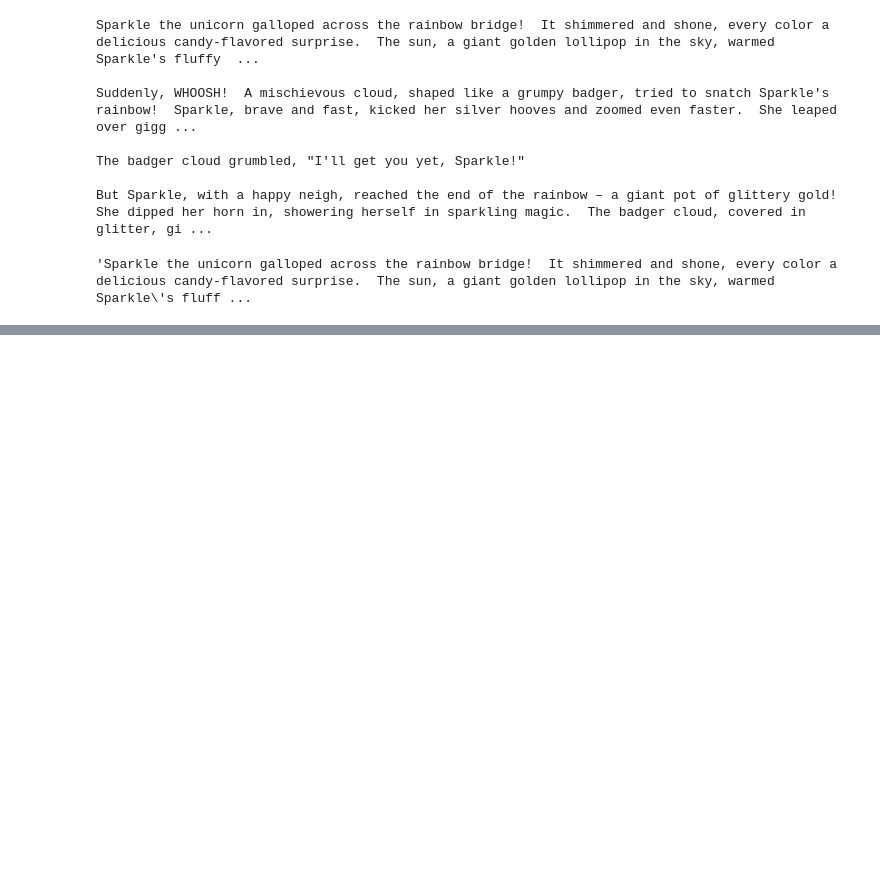
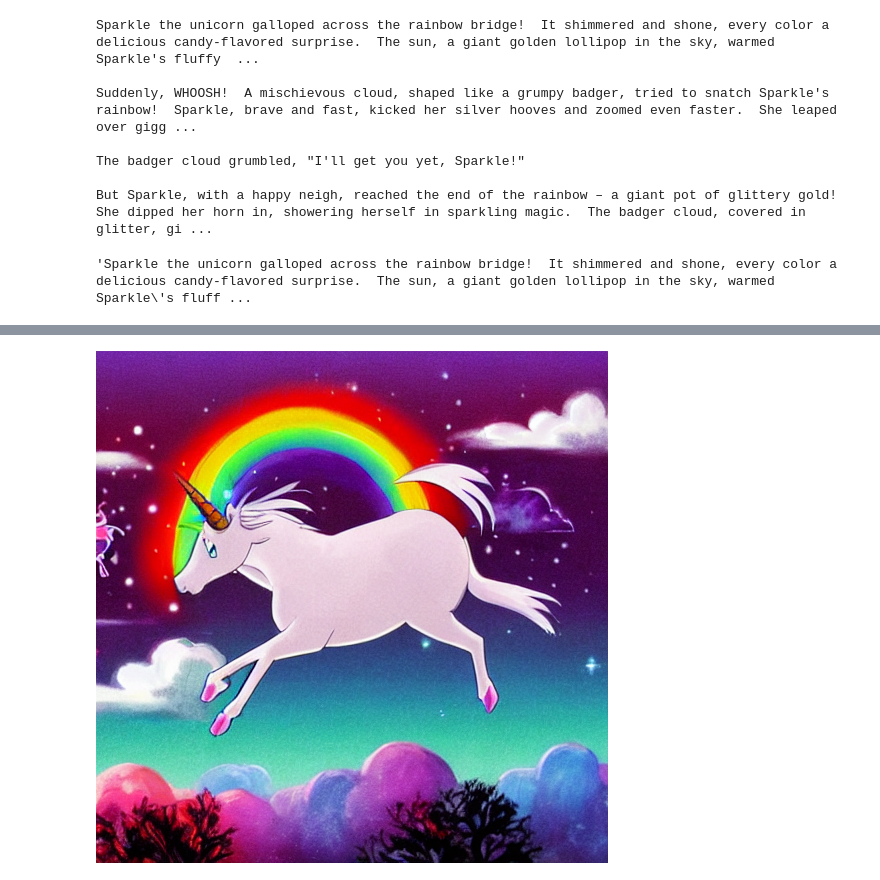
Before and after one commit to tristanpadiou/Story-Generator-with-Image-to-Text-Image-Generation, a Jupyter notebook: model_testing.ipynb, the cells around one changed output, grey strips where cells are left out. Drawn from its saved outputs; the diff is of its cells as text; code cells hidden in the pictures; blank space fills up the shorter version.

```diff
--- a/model_testing.ipynb
+++ b/model_testing.ipynb
@@ -175,0 +186,4 @@ for i in image_prompts.keys():
+# %%
+images[2]
+# %% [output]
+[figure, added]
```
Also changed, not shown: parts of 11 cells of this notebook.
